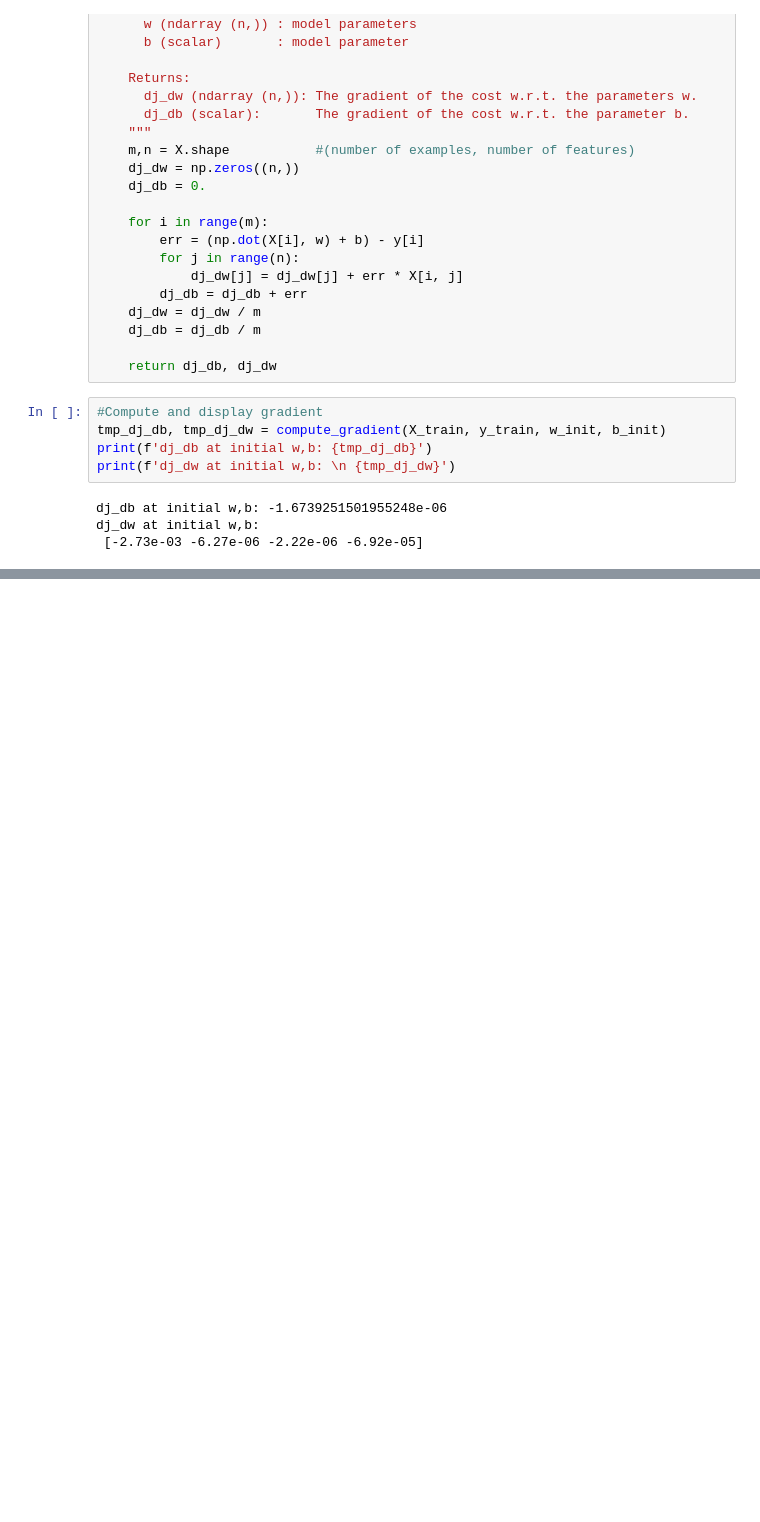
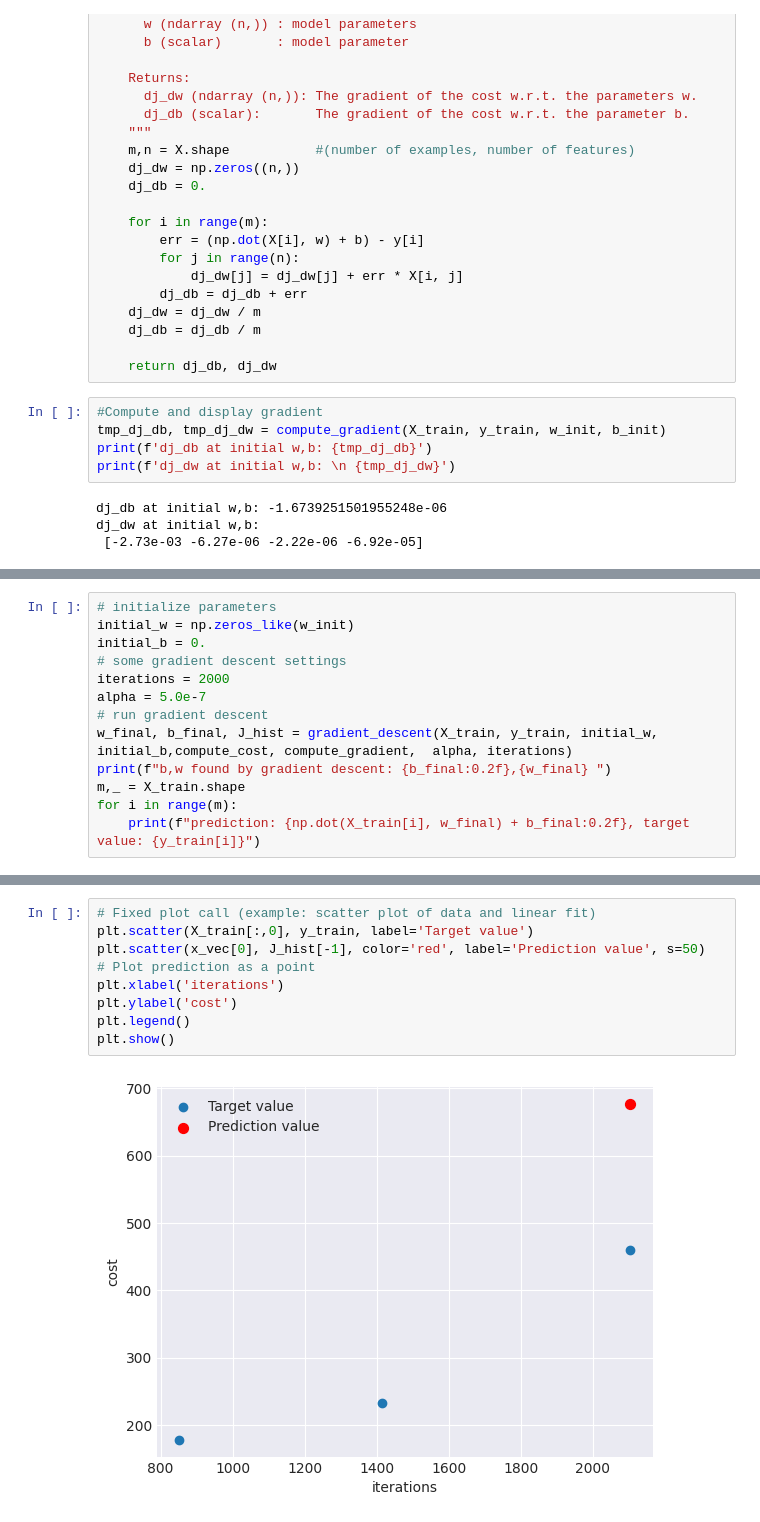
Before and after one commit to nikeanan/ML-Journey, a Jupyter notebook: Multiple Variable Linear Regression¶.ipynb, the cells around one changed output, grey strips where cells are left out. Drawn from its saved outputs; the diff is of its cells as text; blank space fills up the shorter version.

Commit message:
updated the Multiple Variable Linear Regression notebook with the following changes:

```diff
--- a/Multiple Variable Linear Regression¶.ipynb
+++ b/Multiple Variable Linear Regression¶.ipynb
@@ -205,3 +205,16 @@ def gradient_descent(X, y, w_in, b_in, cost_function, gradient_function, alpha,
             print(f"Iteration {i:4d}: Cost {J_history[-1]:8.2f}   ")
 
     return w, b, J_history #return final w,b and J history for graphing
+# %%
+# initialize parameters
+initial_w = np.zeros_like(w_init)
+initial_b = 0.
+# some gradient descent settings
+iterations = 2000
+alpha = 5.0e-7
+# run gradient descent
+w_final, b_final, J_hist = gradient_descent(X_train, y_train, initial_w, initial_b,compute_cost, compute_gradient,  alpha, iterations)
+print(f"b,w found by gradient descent: {b_final:0.2f},{w_final} ")
+m,_ = X_train.shape
+for i in range(m):
+    print(f"prediction: {np.dot(X_train[i], w_final) + b_final:0.2f}, target value: {y_train[i]}")
@@ -207,0 +236,10 @@ def gradient_descent(X, y, w_in, b_in, cost_function, gradient_function, alpha,
+# %%
+# Fixed plot call (example: scatter plot of data and linear fit)
+plt.scatter(X_train[:,0], y_train, label='Target value')
+plt.scatter(x_vec[0], J_hist[-1], color='red', label='Prediction value', s=50)  # Plot prediction as a point
+plt.xlabel('iterations')
+plt.ylabel('cost')
+plt.legend()
+plt.show()
+# %% [output]
+[figure, added]
```
Also changed, not shown: parts of 3 cells of this notebook.
